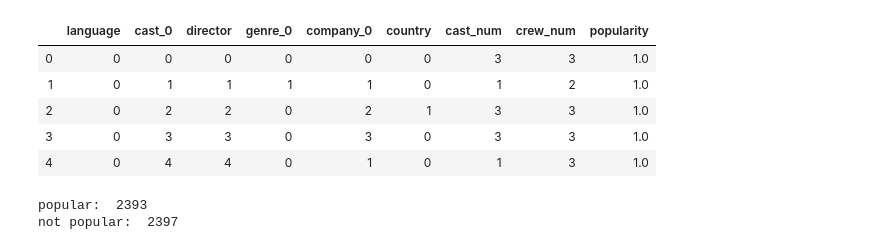
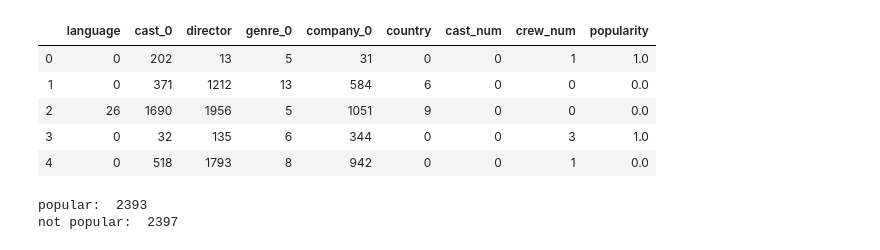
Before and after one commit to Bingzi-Li/NTU-20191018, a Jupyter notebook: ch7_clustering.ipynb, the cells around one changed output. Cells and saved outputs as stored; diff of their text form; code cells hidden in the pictures.

Commit message:
update: clustering

```diff
--- a/ch7_clustering.ipynb
+++ b/ch7_clustering.ipynb
@@ -1,20 +1,20 @@
 # %%
 import pandas as pd
 import numpy as np
 import math
 import matplotlib.pyplot as plt
-from sklearn.cluster import DBSCAN
+from sklearn.cluster import DBSCAN, AgglomerativeClustering
 
 # import the vectorized data
-df = pd.read_csv("chp5_classifiers/vector_data.csv")
+df = pd.read_csv("ch7_clustering/vector_data.csv")
 df.head()
 # %% [output]
 |  | language | cast_0 | director | genre_0 | company_0 | country | cast_num | crew_num | popularity |
-| 0 | 0 | 0 | 0 | 0 | 0 | 0 | 3 | 3 | 1.0 |
-| 1 | 0 | 1 | 1 | 1 | 1 | 0 | 1 | 2 | 1.0 |
-| 2 | 0 | 2 | 2 | 0 | 2 | 1 | 3 | 3 | 1.0 |
-| 3 | 0 | 3 | 3 | 0 | 3 | 0 | 3 | 3 | 1.0 |
-| 4 | 0 | 4 | 4 | 0 | 1 | 0 | 1 | 3 | 1.0 |
+| 0 | 0 | 202 | 13 | 5 | 31 | 0 | 0 | 1 | 1.0 |
+| 1 | 0 | 371 | 1212 | 13 | 584 | 6 | 0 | 0 | 0.0 |
+| 2 | 26 | 1690 | 1956 | 5 | 1051 | 9 | 0 | 0 | 0.0 |
+| 3 | 0 | 32 | 135 | 6 | 344 | 0 | 0 | 3 | 1.0 |
+| 4 | 0 | 518 | 1793 | 8 | 942 | 0 | 0 | 1 | 0.0 |
 # %%
 pop = len([x for x in df['popularity'] if x == 1.0])
 print("popular: ", pop)
```
Also changed, not shown: parts of 16 cells of this notebook, 2 other files.
